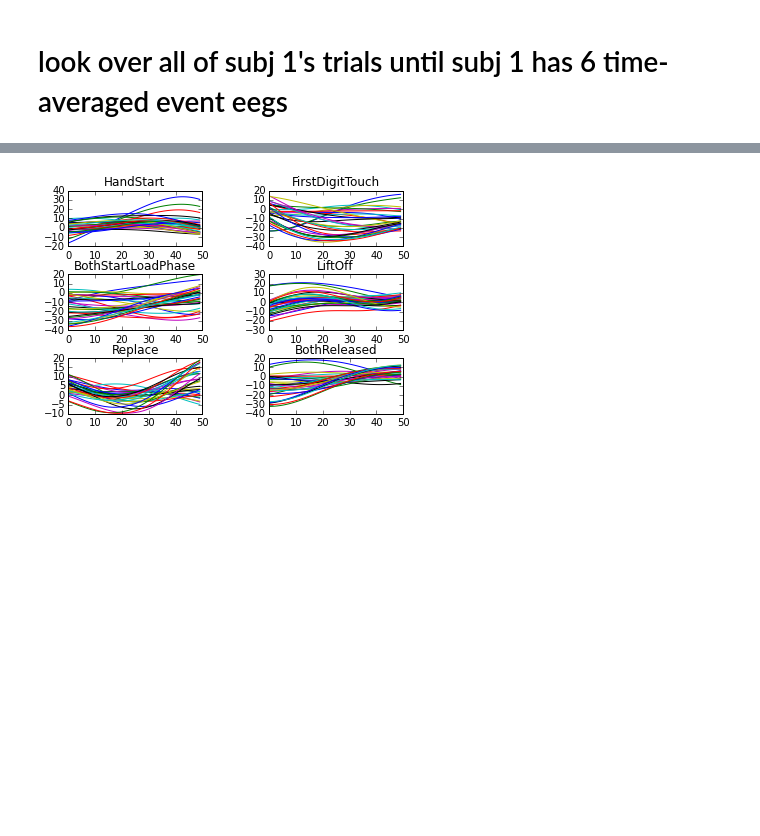
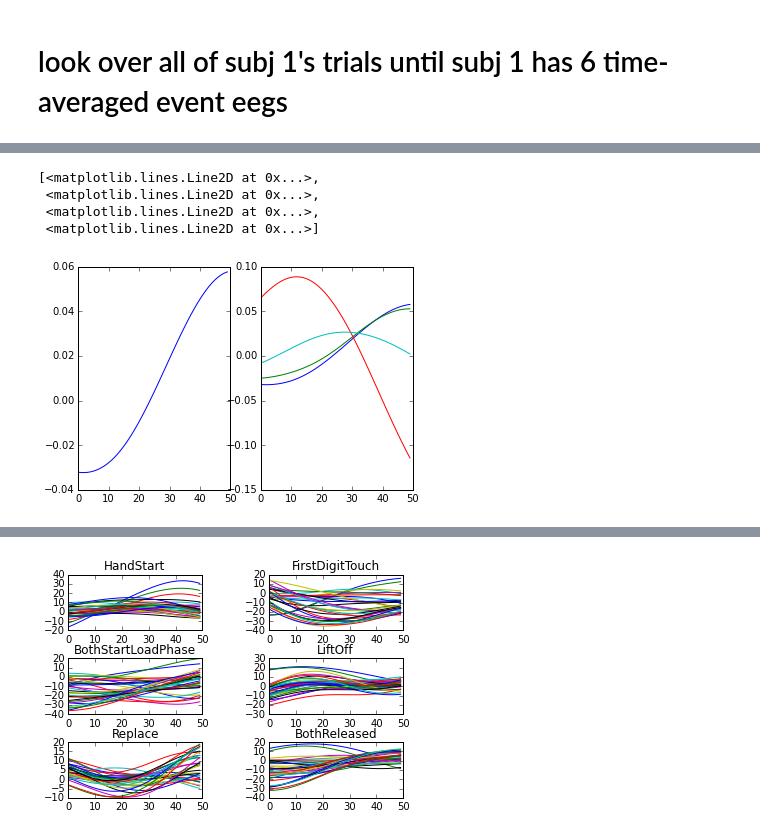
Before and after one commit to kaylanb/IndominusRex, a Jupyter notebook: code/process.ipynb, the cells around one changed output, grey strips where cells are left out. Saved outputs shown, nothing was run; the diff lists cells and outputs as text; code cells hidden in the pictures; blank space fills up the shorter version.

```diff
--- a/code/process.ipynb
+++ b/code/process.ipynb
@@ -104,0 +106,32 @@ event=  BothReleased
+# %%
+datafiles= glob.glob('../train/subj1_series*_data.csv')
+#arrays for storing averaged same event type data, each event will have 32 channels
+#each channel having 4 times series of 50 time points
+time_pts=50
+shape= (events_tbl.keys().shape[0],data_tbl.keys().shape[0],4,time_pts) #event, time series per event, N pts per bucket
+buckets= n.zeros(shape)
+counter= n.zeros(1).astype(int)
+#loop through a single persons trial and series data to reduce it to 'buckets' array
+# for dfile in datafiles:
+dfile= datafiles[0]
+    print "loading dfile: ",dfile
+    data_tbl = pd.read_csv(dfile)
+    events_tbl = pd.read_csv(dfile[:-8]+'events.csv')
+    #get rid of pesky subject id that is repeated for N time points
+    subj_id= data_tbl['id'][0][:5]
+    data_tbl.drop('id',axis=1,inplace=True)
+    events_tbl.drop('id',axis=1,inplace=True)
+    #low pass filter
+    fs = 500 #Hz
+    lowcut = 2 #Hz
+    highcut = 8 #Hz
+    for k in data_tbl.keys():
+        data_tbl[k] = butter_bandpass_filter(data_tbl[k], lowcut, highcut, fs, order=4)
+    #average same events in each channel
+    #end up with each event described by 32 channels
+    #each channel has 4 time series, each with 50 time points
+    for e,event in enumerate(events_tbl.keys()):
+        for c,chan in enumerate(data_tbl.keys()):
+            ensemble_avg(buckets[e,c,:,:],counter, data_tbl[chan],events_tbl[event])
+#finished all Subject's data files, compute average of buckets' values
+buckets= buckets/counter[0]
@@ -104,0 +211,11 @@ event=  BothReleased
+# %%
+fig,axis=plt.subplots(1,2)
+ax=axis.flatten()
+ax[0].plot(buckets[0,0,2,:])
+ax[1].plot()
+# %% [output]
+[<matplotlib.lines.Line2D at 0x...>,
+ <matplotlib.lines.Line2D at 0x...>,
+ <matplotlib.lines.Line2D at 0x...>,
+ <matplotlib.lines.Line2D at 0x...>]
+[figure, added]
```
Also changed, not shown: parts of 23 cells of this notebook.
